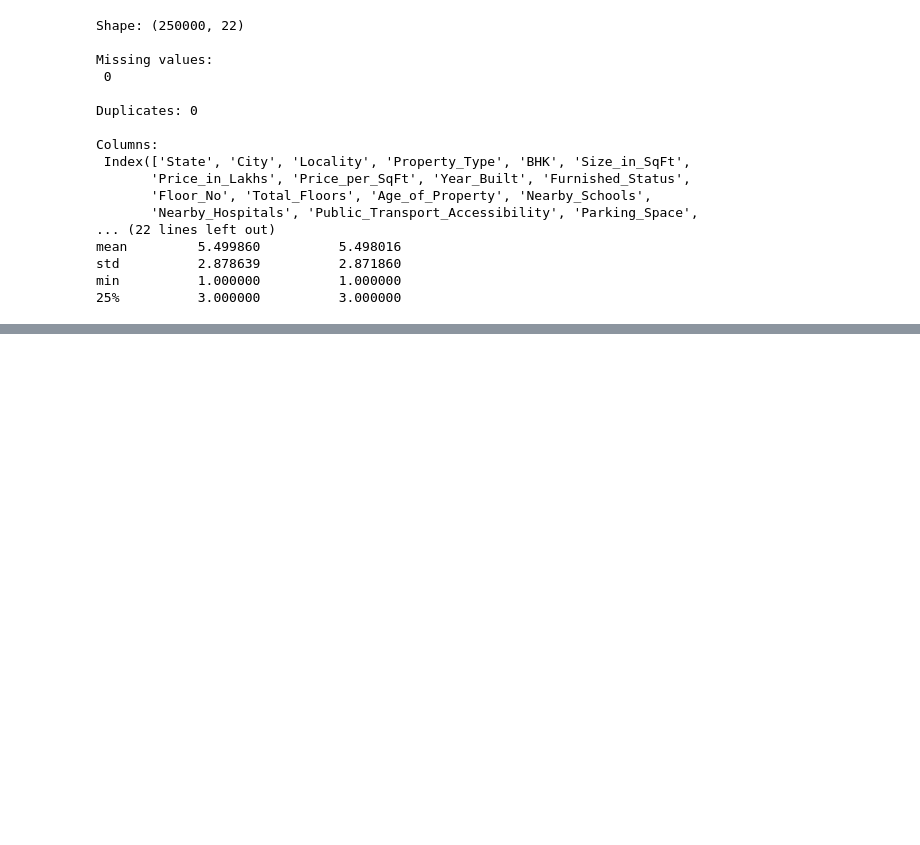
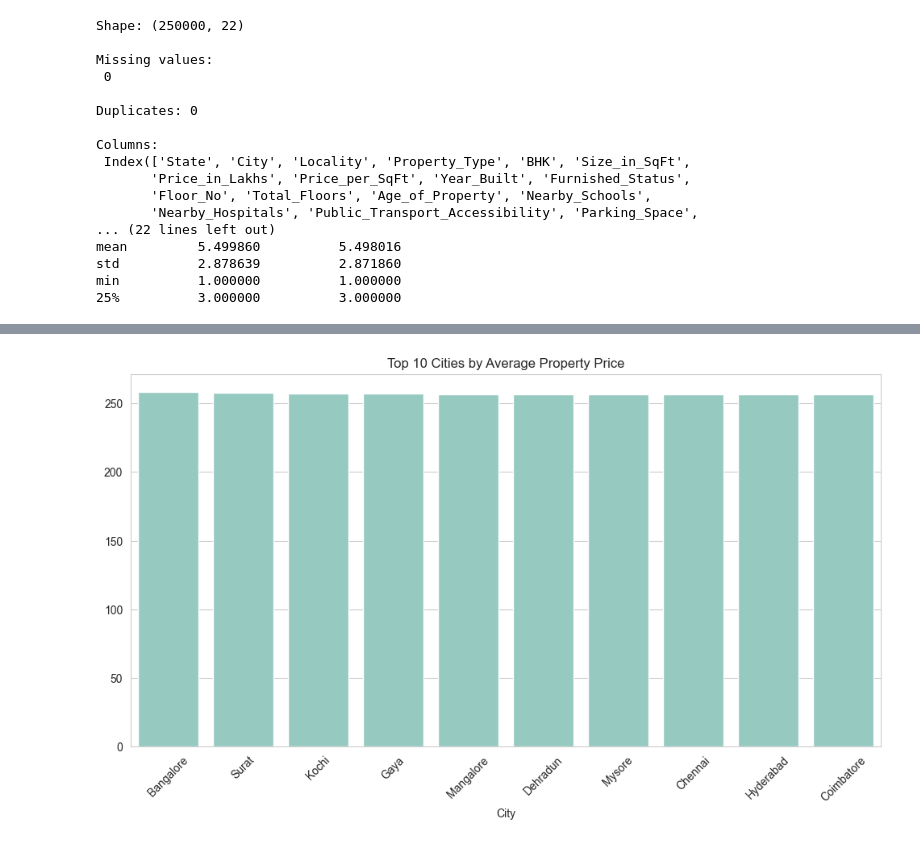
Before and after one commit to Ayaan-khn/RealEstateAdvisor, a Jupyter notebook: Real_Estate_Advisor/notebooks/eda.ipynb, the cells around one changed output, grey strips where cells are left out. Drawn from its saved outputs; the diff is of its cells as text; code cells hidden in the pictures; blank space fills up the shorter version.

```diff
--- a/Real_Estate_Advisor/notebooks/eda.ipynb
+++ b/Real_Estate_Advisor/notebooks/eda.ipynb
@@ -159,0 +191,10 @@ min          1.000000          1.000000
+# %%
+city_prices = df.groupby("City")["Price_in_Lakhs"].mean().sort_values(ascending=False).head(10)
+
+plt.figure(figsize=(12,6))
+sns.barplot(x=city_prices.index, y=city_prices.values)
+plt.xticks(rotation=45)
+plt.title("Top 10 Cities by Average Property Price")
+plt.show()
+# %% [output]
+[figure, added]
```
Also changed, not shown: parts of 6 cells of this notebook.
